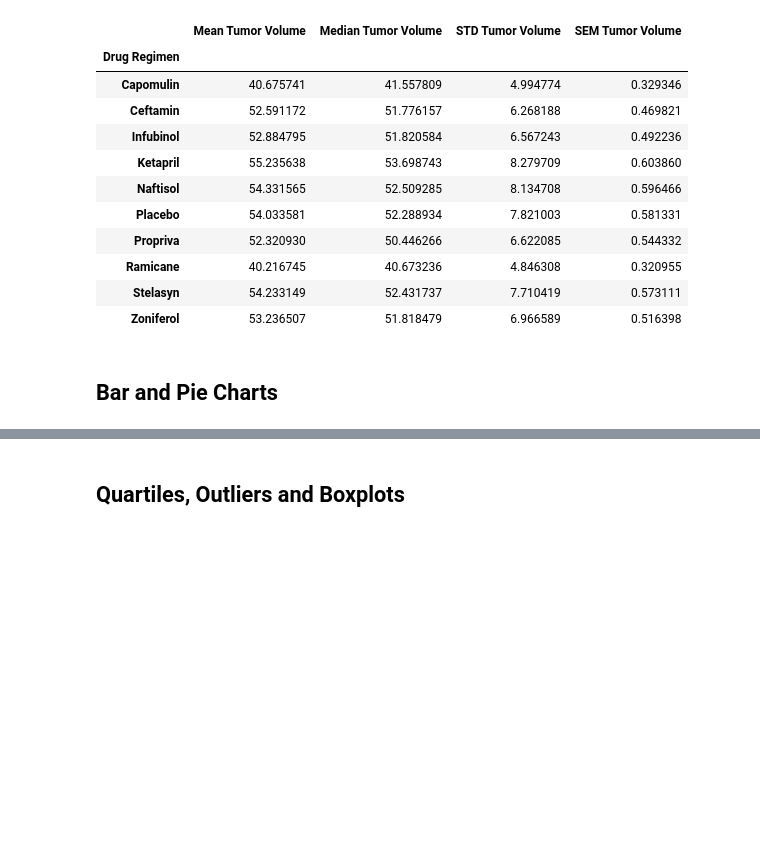
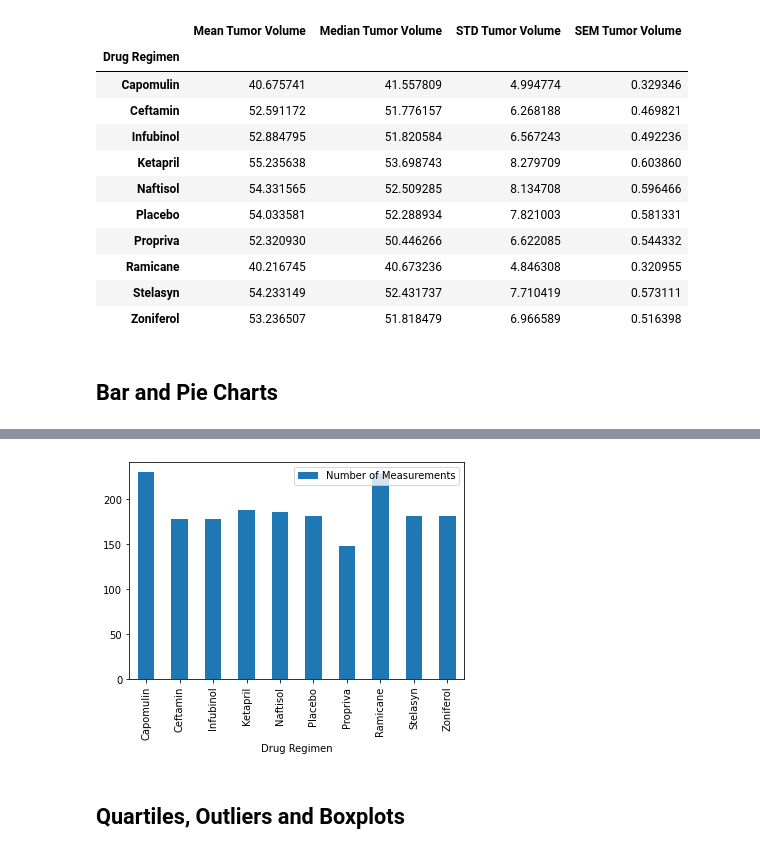
Before and after one commit to bjohnson90/matplotlib-challenge, a Jupyter notebook: Pymaceuticals/pymaceuticals_starter.ipynb, the cells around one changed output, grey strips where cells are left out. Drawn from its saved outputs; the diff is of its cells as text; code cells hidden in the pictures; blank space fills up the shorter version.

```diff
--- a/Pymaceuticals/pymaceuticals_starter.ipynb
+++ b/Pymaceuticals/pymaceuticals_starter.ipynb
@@ -142,2 +150,7 @@ display(summary_data)
 # %%
-# Generate a bar plot showing the total number of measurements taken on each drug regimen using pandas.
+# Generate a bar plot showing the total number of measurements taken on each drug regimen using pyplot.
+count_by_drug.plot(kind='bar')
+
+plt.show()
+# %% [output]
+[figure, added]
```
Also changed, not shown: parts of 2 cells of this notebook.
